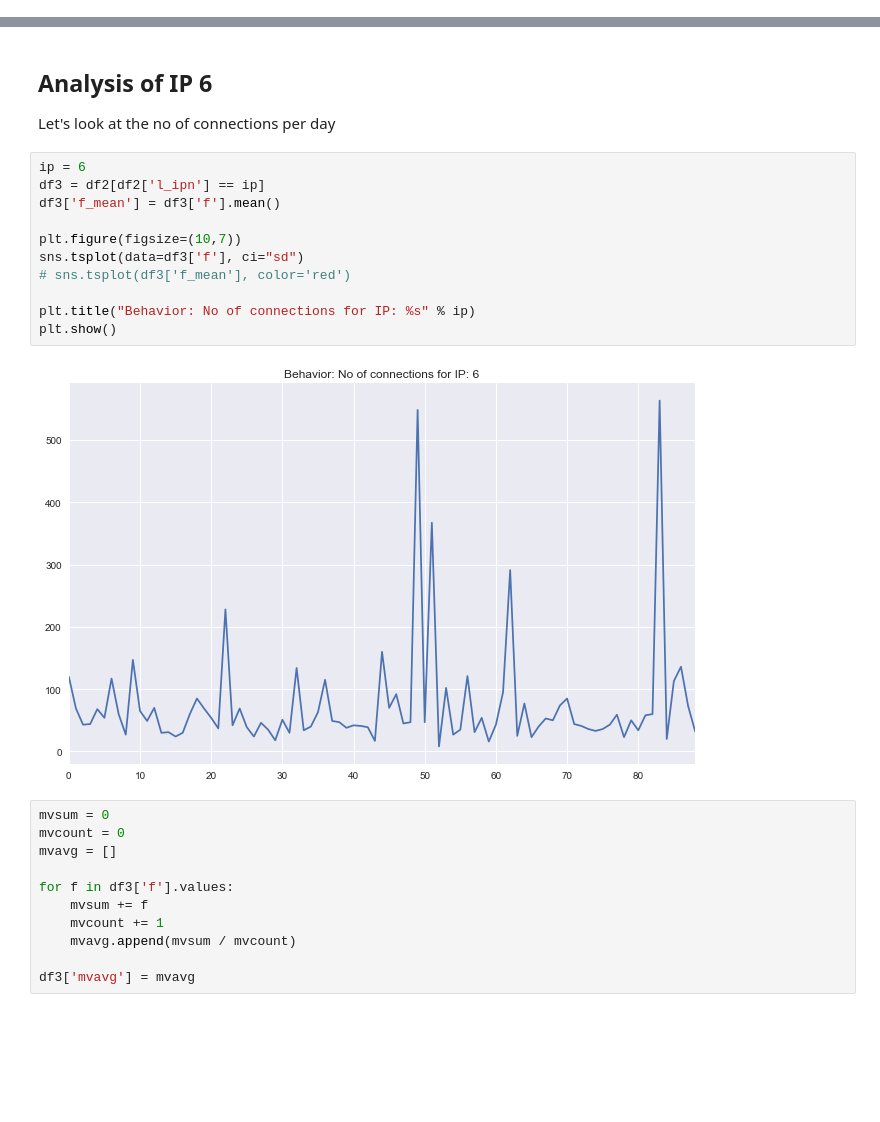
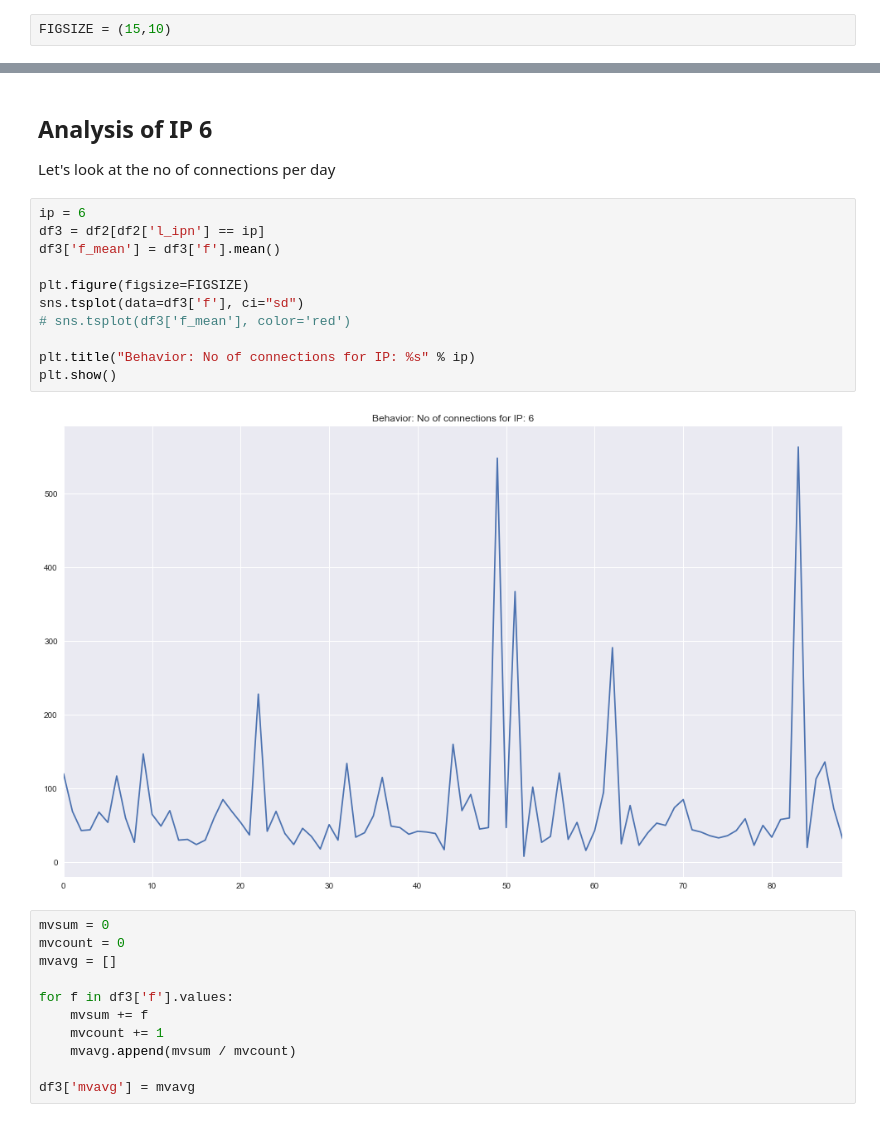
Before and after one commit to mebjas/owasp.tw.0718, a Jupyter notebook: notebooks/Anomaly Detection.ipynb, the cells around one changed output, grey strips where cells are left out. Cells and saved outputs as stored; diff of their text form; blank space fills up the shorter version.

```diff
--- a/notebooks/Anomaly Detection.ipynb
+++ b/notebooks/Anomaly Detection.ipynb
@@ -19,6 +19,8 @@ sns.set(color_codes=True)
 # %%
 import warnings
 warnings.filterwarnings('ignore')
+# %%
+FIGSIZE = (15,10)
 # %% [markdown]
 ### Content
 Each row consists of four columns:
@@ -100,16 +102,16 @@ Let's look at the no of connections per day
 # %%
 ip = 6
 df3 = df2[df2['l_ipn'] == ip]
 df3['f_mean'] = df3['f'].mean()
 
-plt.figure(figsize=(10,7))
+plt.figure(figsize=FIGSIZE)
 sns.tsplot(data=df3['f'], ci="sd")
 # sns.tsplot(df3['f_mean'], color='red')
 
 plt.title("Behavior: No of connections for IP: %s" % ip)
 plt.show()
 # %% [output]
-[figure, old version]
+[figure, new version]
 # %%
 mvsum = 0
 mvcount = 0
```
Also changed, not shown: parts of 17 cells of this notebook.
